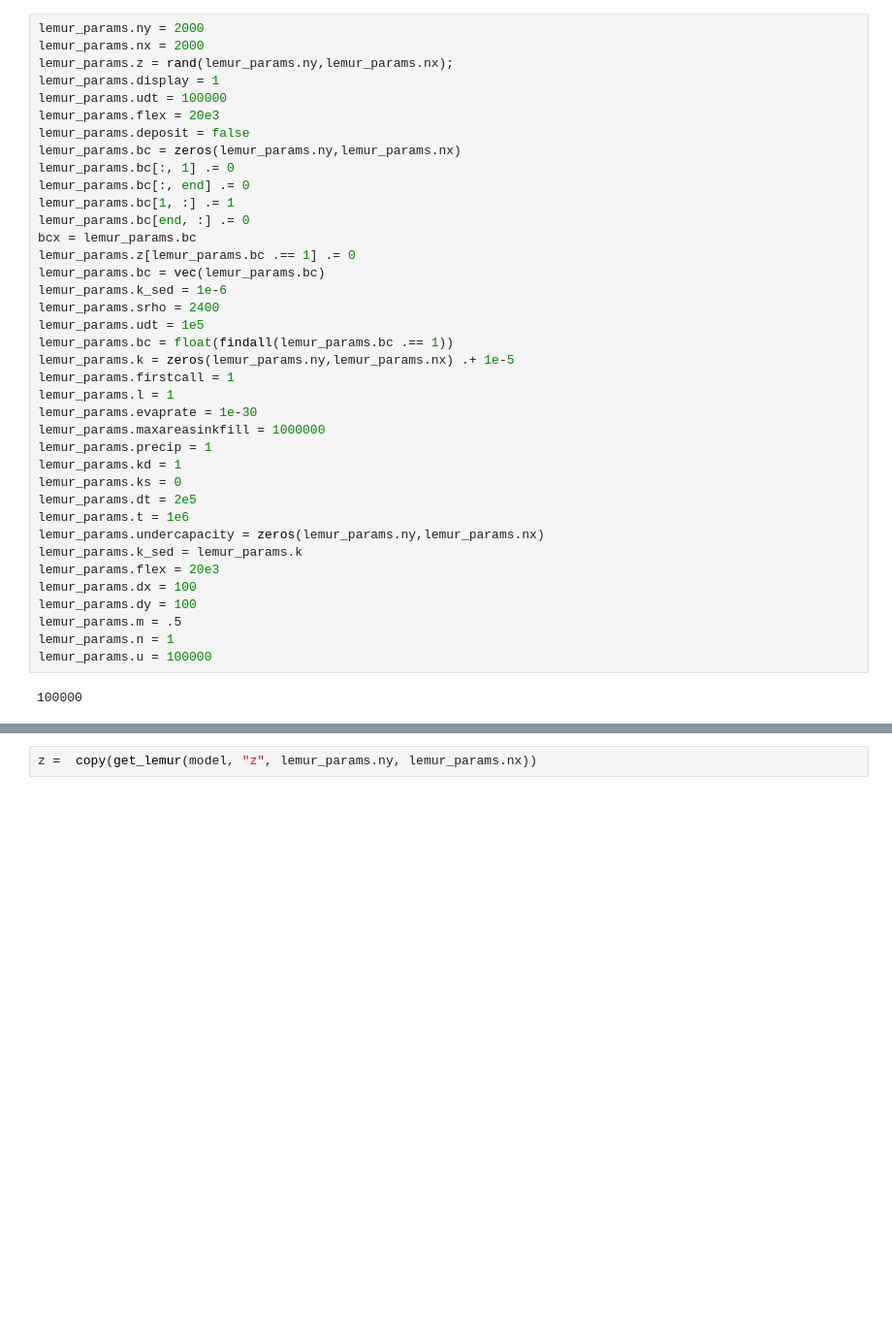
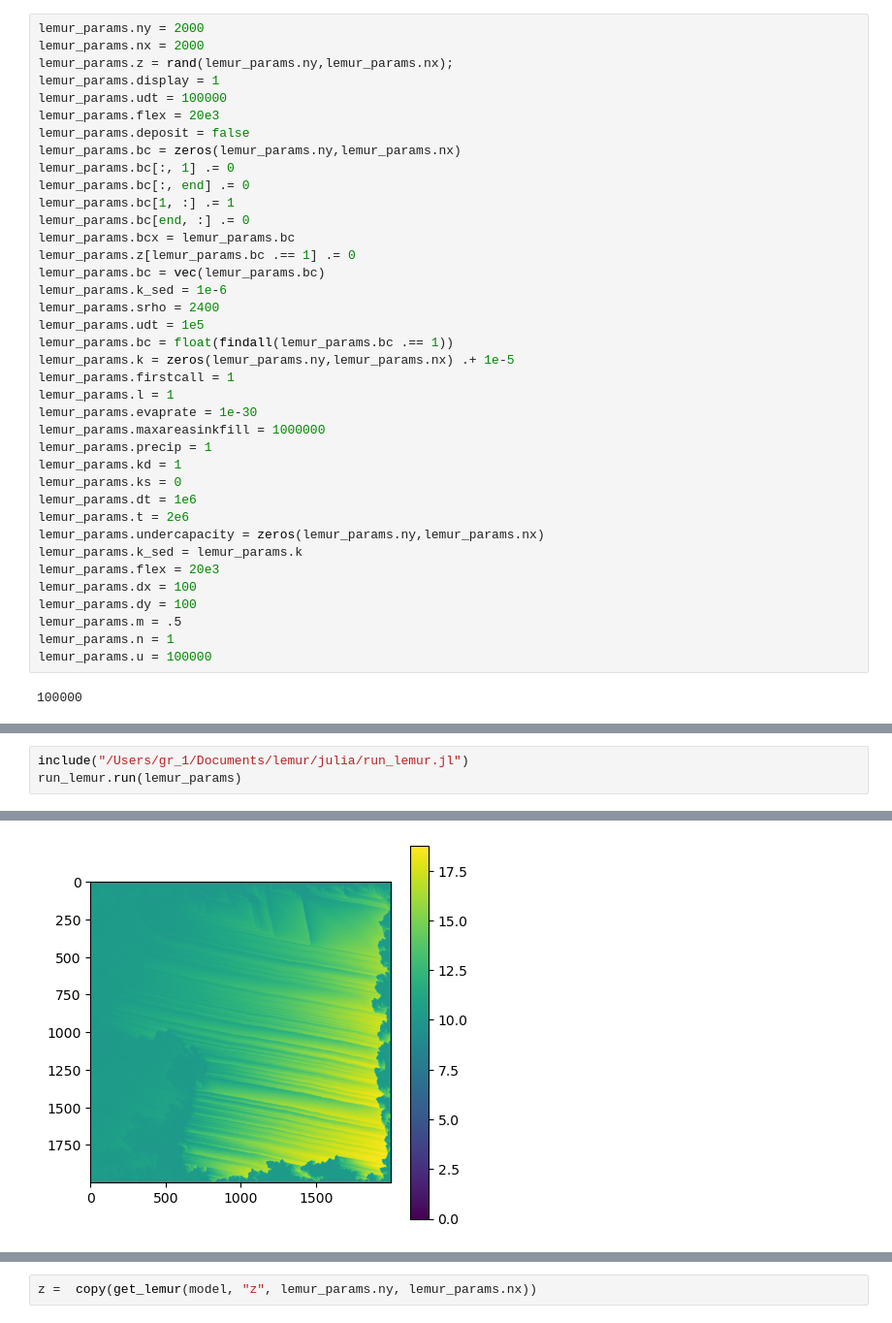
Before and after one commit to ruetg/LEMUR, a Jupyter notebook: julia/lemur.ipynb, the cells around one changed output, grey strips where cells are left out. Shown at 97% size. Drawn from its saved outputs; the diff is of its cells as text; blank space fills up the shorter version.

Commit message:
more julia

```diff
--- a/julia/lemur.ipynb
+++ b/julia/lemur.ipynb
@@ -96,7 +59,7 @@ lemur_params.bc[:, 1] .= 0
 lemur_params.bc[:, end] .= 0
 lemur_params.bc[1, :] .= 1
 lemur_params.bc[end, :] .= 0
-bcx = lemur_params.bc
+lemur_params.bcx = lemur_params.bc
 lemur_params.z[lemur_params.bc .== 1] .= 0
 lemur_params.bc = vec(lemur_params.bc)
 lemur_params.k_sed = 1e-6
@@ -111,8 +74,8 @@ lemur_params.maxareasinkfill = 1000000
 lemur_params.precip = 1
 lemur_params.kd = 1
 lemur_params.ks = 0
-lemur_params.dt = 2e5
-lemur_params.t = 1e6
+lemur_params.dt = 1e6
+lemur_params.t = 2e6
 lemur_params.undercapacity = zeros(lemur_params.ny,lemur_params.nx)
 lemur_params.k_sed = lemur_params.k
 lemur_params.flex = 20e3
@@ -200,0 +93,4 @@ AbstractPlotting.inline!(true)
+# %%
+include("/Users/gr_1/Documents/lemur/julia/run_lemur.jl")
+run_lemur.run(lemur_params)
+# %% [output]
@@ -200,0 +104 @@ AbstractPlotting.inline!(true)
+[figure, added]
```
Also changed, not shown: parts of 12 cells of this notebook, 4 other files.
